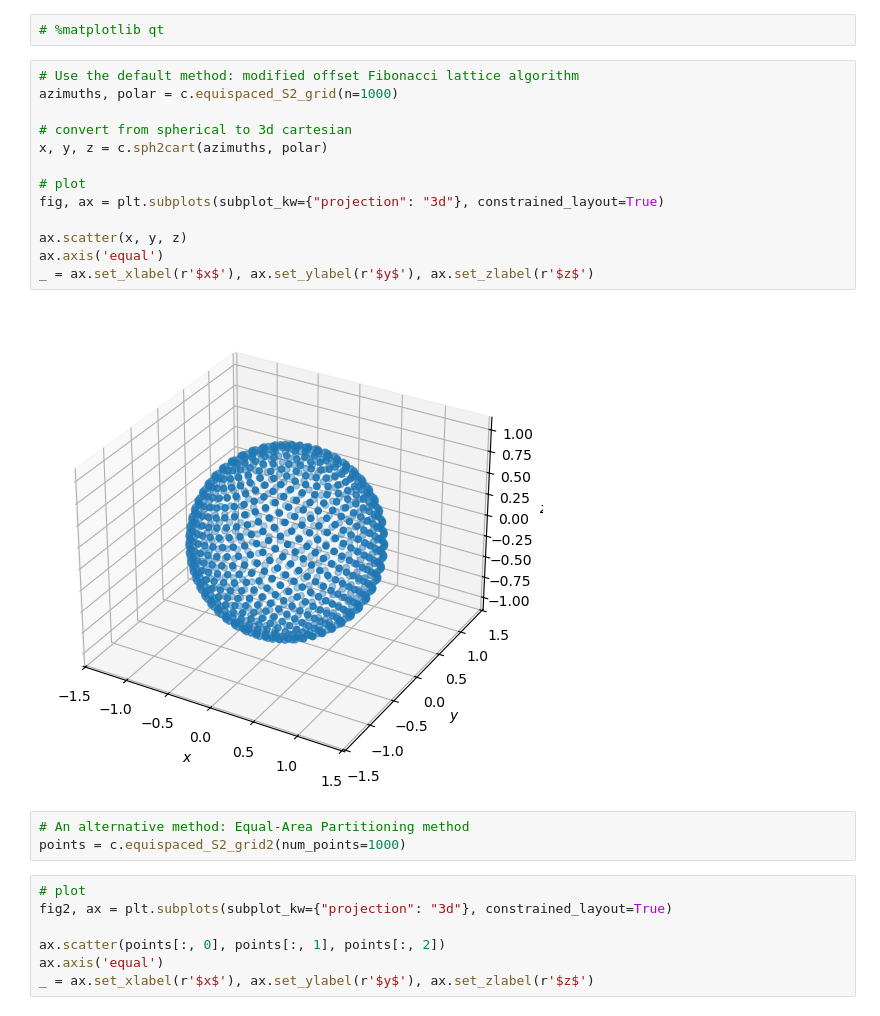
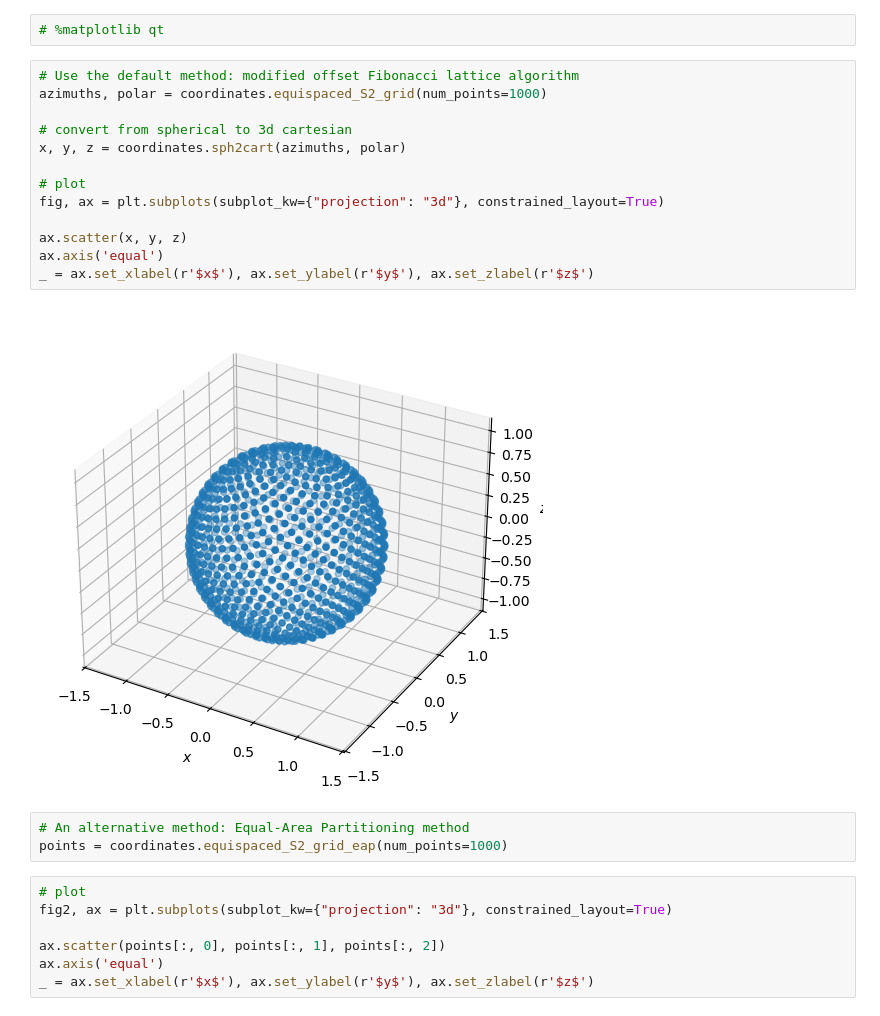
Before and after one commit to marcoalopez/PyRockWave, a Jupyter notebook: src/example_coordinates.ipynb, the cells around one changed output. Cells and saved outputs as stored; diff of their text form.

Commit message:
refactoring coordinates module

```diff
--- a/src/example_coordinates.ipynb
+++ b/src/example_coordinates.ipynb
@@ -60,22 +60,22 @@ array([  0.        ,   0.        , 222.49223595,  84.9844719 ,
 # %matplotlib qt
 # %%
 # Use the default method: modified offset Fibonacci lattice algorithm
-azimuths, polar = c.equispaced_S2_grid(n=1000)
+azimuths, polar = coordinates.equispaced_S2_grid(num_points=1000)
 
 # convert from spherical to 3d cartesian
-x, y, z = c.sph2cart(azimuths, polar)
+x, y, z = coordinates.sph2cart(azimuths, polar)
 
 # plot
 fig, ax = plt.subplots(subplot_kw={"projection": "3d"}, constrained_layout=True)
 
 ax.scatter(x, y, z)
 ax.axis('equal')
 _ = ax.set_xlabel(r'$x$'), ax.set_ylabel(r'$y$'), ax.set_zlabel(r'$z$')
 # %% [output]
-[figure, old version]
+[figure, new version]
 # %%
 # An alternative method: Equal-Area Partitioning method
-points = c.equispaced_S2_grid2(num_points=1000)
+points = coordinates.equispaced_S2_grid_eap(num_points=1000)
 # %%
 # plot
 fig2, ax = plt.subplots(subplot_kw={"projection": "3d"}, constrained_layout=True)
```
Also changed, not shown: parts of 3 cells of this notebook, 1 other file.
